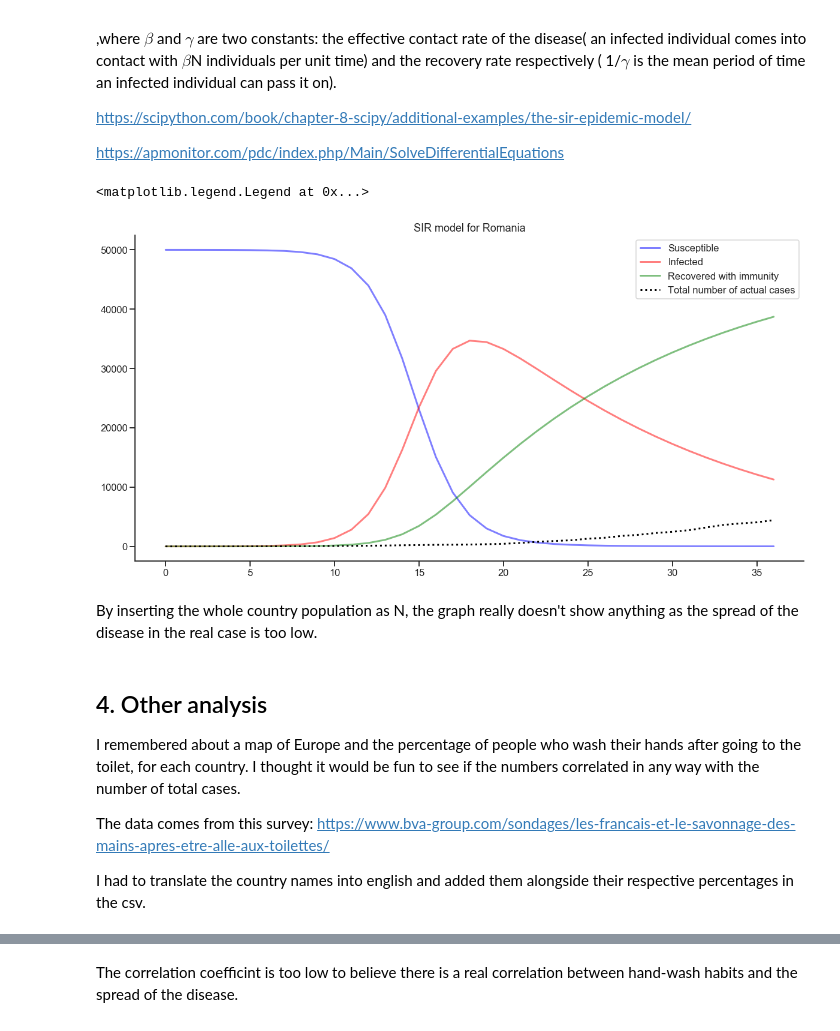
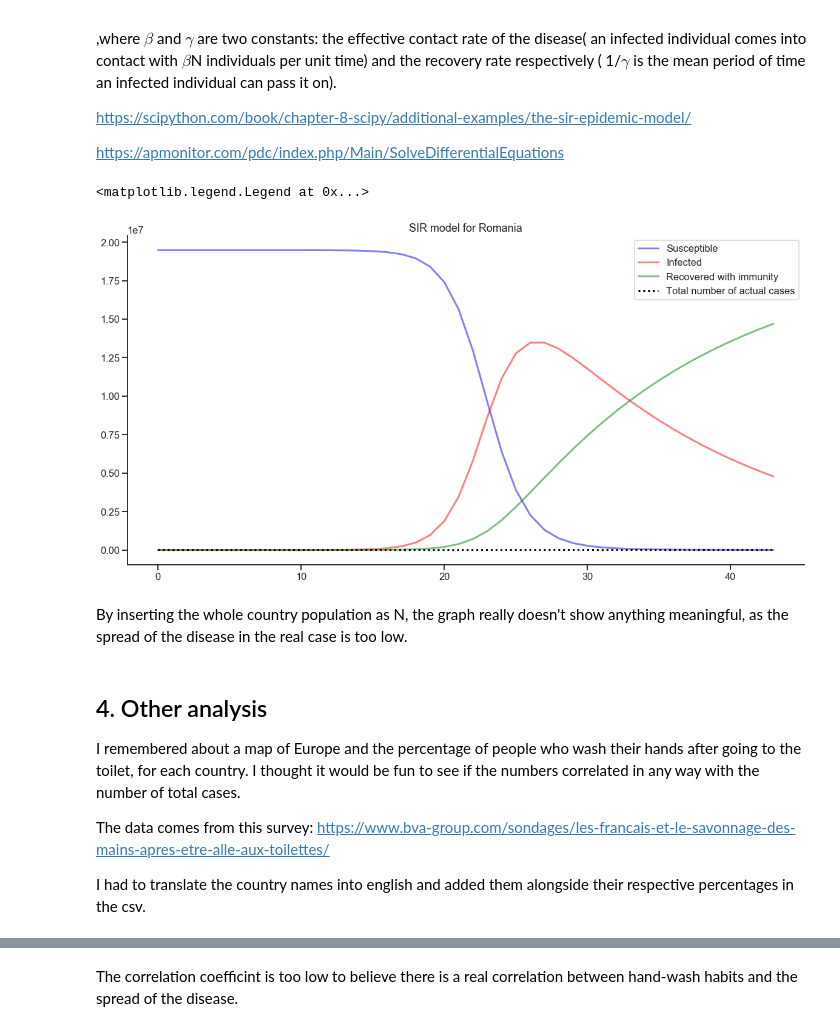
Before and after one commit to vlad-e/COVID-19-Analysis, a Jupyter notebook: covid.ipynb, the cells around one changed output, grey strips where cells are left out. Saved outputs shown, nothing was run; the diff lists cells and outputs as text; code cells hidden in the pictures.

```diff
--- a/covid.ipynb
+++ b/covid.ipynb
@@ -280,8 +291,8 @@ https://apmonitor.com/pdc/index.php/Main/SolveDifferentialEquations
 # %%
 from scipy.integrate import odeint
 
-# Total population, N. - we'll just use 50,000
-N = 50000
+# Total population, N
+N = romania['pop'].mean()
 # Initial number of infected and recovered individuals, I0 and R0.
 I0, R0 = 1, 0
 # Everyone else, S0, is susceptible to infection initially.
@@ -294,37 +305,38 @@ beta, gamma =0.8, 1./14
 def SIR(y, t, N, beta, gamma):
     S, I, R = y
     dSdt = -beta * S * I / N
     dIdt = beta * S * I / N - gamma * I
     dRdt = gamma * I
     return dSdt, dIdt, dRdt
 
 
 
 t =romania.index
 
 
 # Initial conditions vector
 y0 = S0, I0, R0
 # Integrate the SIR equations over the time grid, t.
 ret = odeint(SIR, y0, t, args=(N, beta, gamma))
 S, I, R = ret.T
 
 # Plot the data on three separate curves for S(t), I(t) and R(t)
 fig = plt.figure(figsize=(20,10))
 ax = fig.add_subplot()
 ax.set_title("SIR model for Romania")
 ax.plot(t, S, 'b', alpha=0.5, lw=3, label='Susceptible')
 ax.plot(t, I, 'r', alpha=0.5, lw=3, label='Infected')
 ax.plot(t, R, 'g', alpha=0.5, lw=3, label='Recovered with immunity')
 ax.plot(romania.index, romania['total'],linewidth=3,linestyle = 'dotted',label="Total number of actual cases",color='black')
 sns.despine()
 ax.legend()
 # %% [output]
 <matplotlib.legend.Legend at 0x...>
-[figure, old version]
+[figure, new version]
 # %% [markdown]
-By inserting the whole country population as N, the graph really doesn't show anything as the spread of the disease in the real case is too low.
+By inserting the whole country population as N, the graph really doesn't show anything meaningful, as the spread of the disease in the real case is too low.
 # %% [markdown]
+<a name="other"></a>
 ## 4. Other analysis
 
 I remembered about a map of Europe and the percentage of people who wash their hands after going to the toilet, for each country. I thought it would be fun to see if the numbers correlated in any way with the number of total cases.
```
Also changed, not shown: parts of 12 cells of this notebook.
